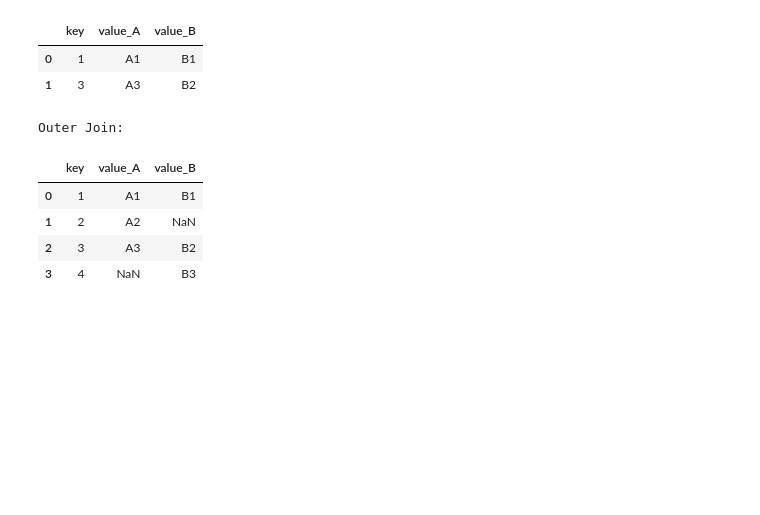
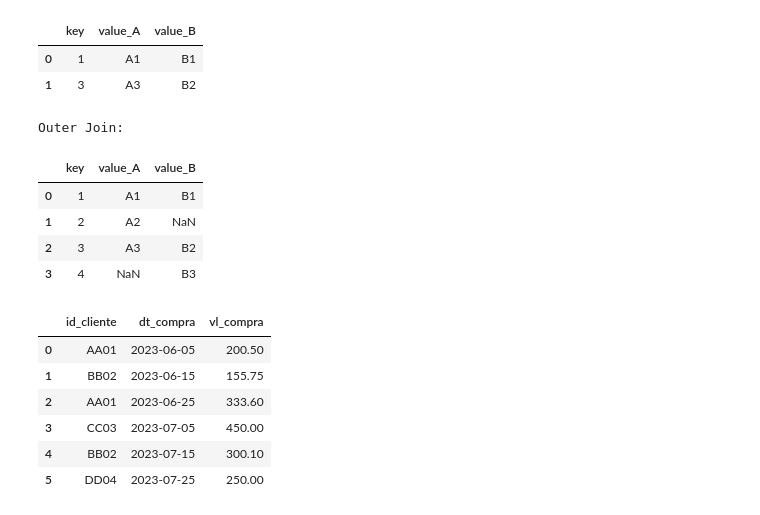
Before and after one commit to joaoholandaa/pandas, a Jupyter notebook: notebooks/part2.ipynb, the cells around one changed output. Saved outputs shown, nothing was run; the diff lists cells and outputs as text; code cells hidden in the pictures; blank space fills up the shorter version.

```diff
--- a/notebooks/part2.ipynb
+++ b/notebooks/part2.ipynb
@@ -288,0 +306,10 @@ Outer Join:
+# %%
+jun_jul
+# %% [output]
+|  | id_cliente | dt_compra | vl_compra |
+| 0 | AA01 | 2023-06-05 | 200.50 |
+| 1 | BB02 | 2023-06-15 | 155.75 |
+| 2 | AA01 | 2023-06-25 | 333.60 |
+| 3 | CC03 | 2023-07-05 | 450.00 |
+| 4 | BB02 | 2023-07-15 | 300.10 |
+| 5 | DD04 | 2023-07-25 | 250.00 |
```
Also changed, not shown: parts of 3 cells of this notebook.
